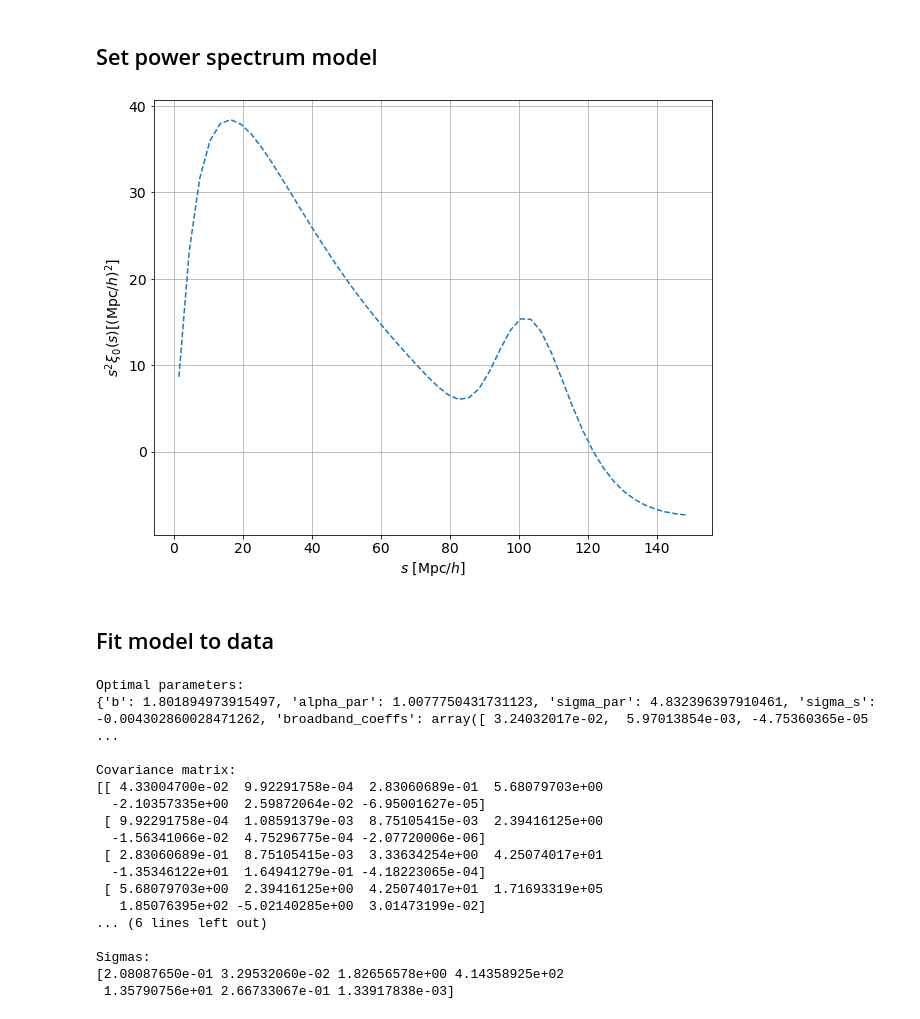
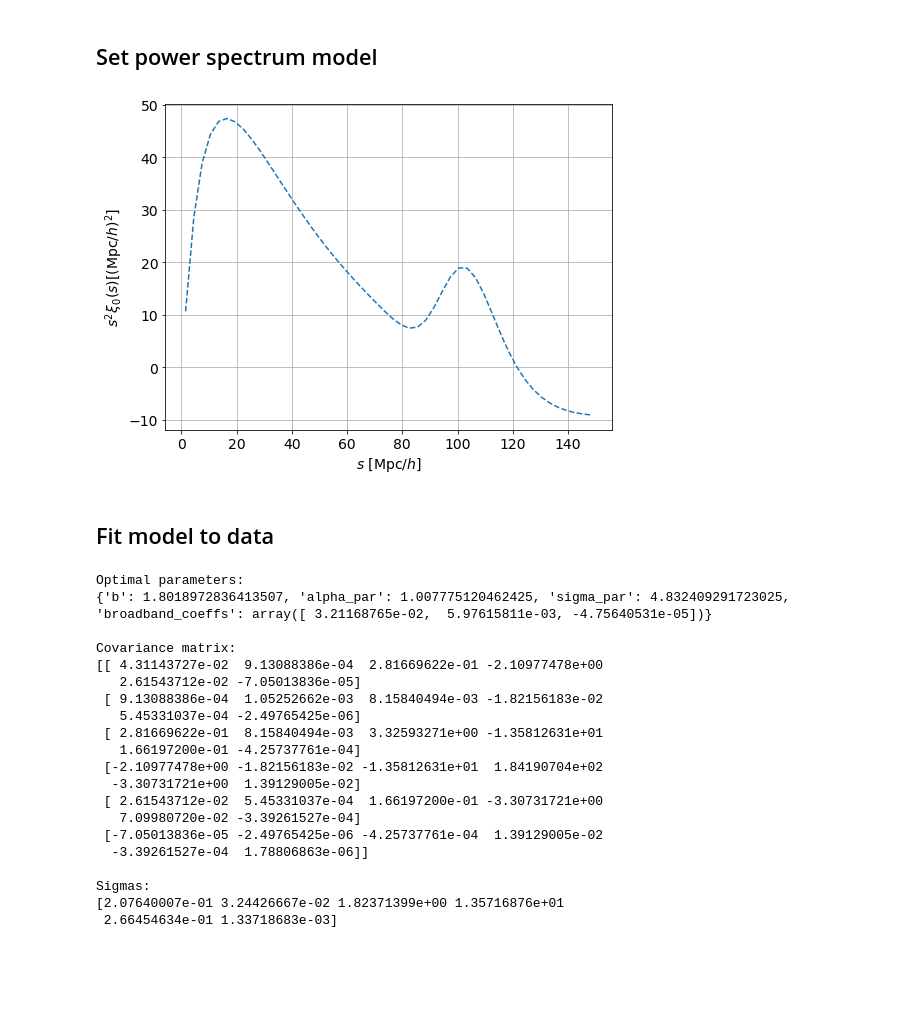
Before and after one commit to mathildepinon/densitysplit, a Jupyter notebook: nb/BAO_fit.ipynb, the cells around one changed output. Saved outputs shown, nothing was run; the diff lists cells and outputs as text; code cells hidden in the pictures; blank space fills up the shorter version.

```diff
--- a/nb/BAO_fit.ipynb
+++ b/nb/BAO_fit.ipynb
@@ -4,7 +4,7 @@
 import numpy as np
 
 from matplotlib import pyplot as plt
-plt.rcParams["figure.figsize"] = (10, 8)
+plt.rcParams["figure.figsize"] = (8, 6)
 plt.rcParams.update({'font.size': 14})
 
 from pycorr import TwoPointCorrelationFunction, TwoPointEstimator, NaturalTwoPointEstimator, project_to_multipoles, project_to_wp, utils, setup_logging
@@ -51,7 +51,7 @@ ells = [0]
 nells = len(ells)
 nsplits = 2
 # %%
-s, xiell_split, cov_split = np.load(output_dir+catalog.name+'_1000_mocks_densitySplit_gg_CCF_monopole_cov.npy', allow_pickle=True)
+s, xiell_split, cov_split = np.load(output_dir+catalog.name+'_1000_mocks_densitySplit_dg_CCF_monopole_cov.npy', allow_pickle=True)
 std_split = np.array_split(np.array(np.array_split(np.diag(cov_split)**0.5, nells)), nsplits, axis=1)
 # %% [markdown]
 ### DS2 only
@@ -73,22 +73,22 @@ std = np.array_split(np.diag(cov)**0.5, nells)
 # %%
 pk_model = PkModel(sep=s, ells=ells, xiell=xiell, cov=cov, redshift=z, cosmology=cosmo_abacus, k=np.logspace(-3,2,1000), split=False)
 pk_model.set_pk_model()
-default_params = {'f': 0., 'b': 1.8, 'alpha_par': 1., 'alpha_perp': 1., 'sigma_par': 5., 'sigma_perp': 5., 'sigma_s': 0.}
+default_params = {'f': 0., 'b': 2., 'alpha_par': 1., 'alpha_perp': 1., 'sigma_par': 5., 'sigma_perp': 5., 'sigma_s': 0.}
 pk_model.set_default_params(**default_params)
 pk_model.plot_model()
 # %% [output]
-[figure, old version]
+[figure, new version]
 # %% [markdown]
 ## Fit model to data
 # %%
 # Remove small scales (linear model not valid at small scales)
-lower_s_limit = 50 # Mpc/h
+s_lower_limit = 50 # Mpc/h
 
 # initialize parameters
 broadband_coeffs = np.tile([0., 0., 0.], nells)
-params_init = {'b': 2, 'alpha_par': 1., 'sigma_par': 8., 'sigma_s': 4., 'broadband_coeffs': broadband_coeffs}
+params_init = {'b': 2., 'alpha_par': 1., 'sigma_par': 5., 'broadband_coeffs': broadband_coeffs}
 
-pk_model.fit(fit_params_init=params_init, s_lower_limit=50)
+pk_model.fit(fit_params_init=params_init, s_lower_limit=s_lower_limit)
 
 if hasattr(pk_model, 'broadband_coeffs'):
     model = pk_model.model(pk_model_params=pk_model.model_popt_dict, broadband_coeffs=pk_model.broadband_coeffs)
@@ -96,21 +96,24 @@ else:
     model = pk_model.model(pk_model_params=pk_model.model_popt_dict)
 # %% [output]
 Optimal parameters:
-{'b': 1.801894973915497, 'alpha_par': 1.0077750431731123, 'sigma_par': 4.832396397910461, 'sigma_s': -0.004302860028471262, 'broadband_coeffs': array([ 3.24032017e-02,  5.97013854e-03, -4.75360365e-05 ...
+{'b': 1.8018972836413507, 'alpha_par': 1.007775120462425, 'sigma_par': 4.832409291723025, 'broadband_coeffs': array([ 3.21168765e-02,  5.97615811e-03, -4.75640531e-05])}
 
 Covariance matrix:
-[[ 4.33004700e-02  9.92291758e-04  2.83060689e-01  5.68079703e+00
-  -2.10357335e+00  2.59872064e-02 -6.95001627e-05]
- [ 9.92291758e-04  1.08591379e-03  8.75105415e-03  2.39416125e+00
-  -1.56341066e-02  4.75296775e-04 -2.07720006e-06]
- [ 2.83060689e-01  8.75105415e-03  3.33634254e+00  4.25074017e+01
-  -1.35346122e+01  1.64941279e-01 -4.18223065e-04]
- [ 5.68079703e+00  2.39416125e+00  4.25074017e+01  1.71693319e+05
-   1.85076395e+02 -5.02140285e+00  3.01473199e-02]
-... (6 lines left out)
+[[ 4.31143727e-02  9.13088386e-04  2.81669622e-01 -2.10977478e+00
+   2.61543712e-02 -7.05013836e-05]
+ [ 9.13088386e-04  1.05252662e-03  8.15840494e-03 -1.82156183e-02
+   5.45331037e-04 -2.49765425e-06]
+ [ 2.81669622e-01  8.15840494e-03  3.32593271e+00 -1.35812631e+01
+   1.66197200e-01 -4.25737761e-04]
+ [-2.10977478e+00 -1.82156183e-02 -1.35812631e+01  1.84190704e+02
+  -3.30731721e+00  1.39129005e-02]
+ [ 2.61543712e-02  5.45331037e-04  1.66197200e-01 -3.30731721e+00
+   7.09980720e-02 -3.39261527e-04]
+ [-7.05013836e-05 -2.49765425e-06 -4.25737761e-04  1.39129005e-02
+  -3.39261527e-04  1.78806863e-06]]
 
 Sigmas:
-[2.08087650e-01 3.29532060e-02 1.82656578e+00 4.14358925e+02
- 1.35790756e+01 2.66733067e-01 1.33917838e-03]
+[2.07640007e-01 3.24426667e-02 1.82371399e+00 1.35716876e+01
+ 2.66454634e-01 1.33718683e-03]
 # %%
 pk_model.plot_model(plot_data=True, show_info=True, show_broadband=True)
```
Also changed, not shown: parts of 15 cells of this notebook, 3 other files.
